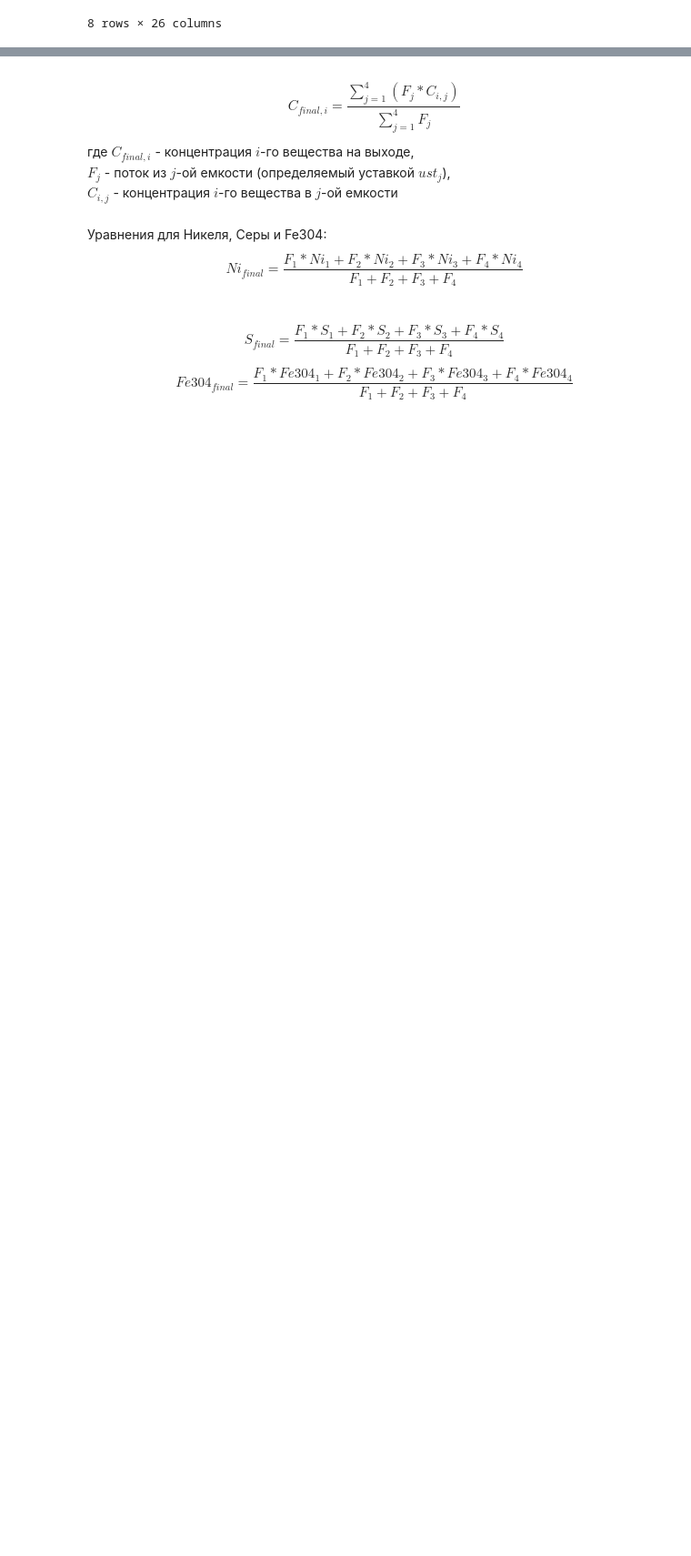
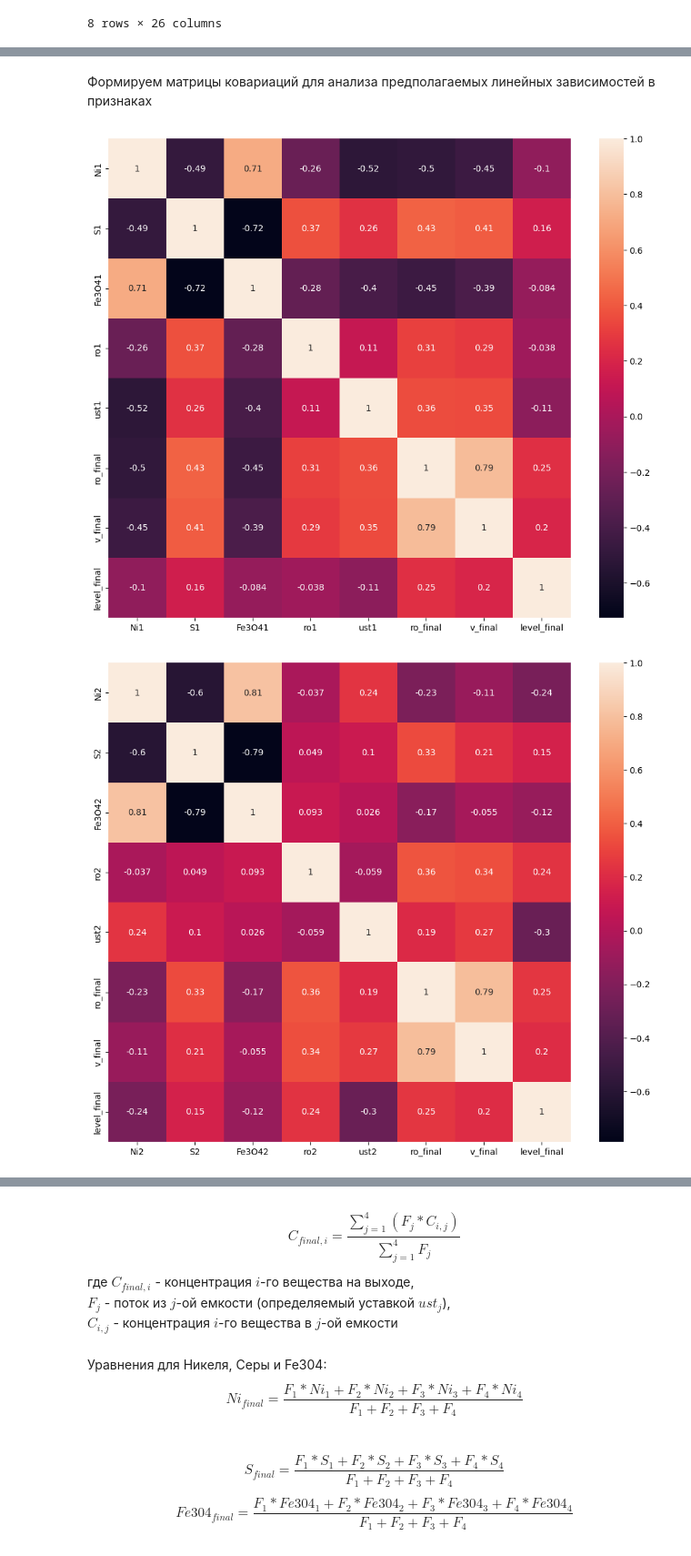
Before and after one commit to seri4ka/GB_task1, a Jupyter notebook: task.ipynb, the cells around one changed output, grey strips where cells are left out. Shown at 91% size. Drawn from its saved outputs; the diff is of its cells as text; code cells hidden in the pictures; blank space fills up the shorter version.

```diff
--- a/task.ipynb
+++ b/task.ipynb
@@ -67,0 +96,10 @@ dtype: int64
+# %% [markdown]
+Формируем матрицы ковариаций для анализа предполагаемых линейных зависимостей в признаках
+# %%
+for col in columns_groups:
+  plt.figure(figsize=(12,10))
+  sns.heatmap(data1[columns_groups[col]].corr(), annot=True)
+  plt.show()
+# %% [output]
+[figure, added]
+[figure, added]
```
Also changed, not shown: parts of 42 cells of this notebook.
